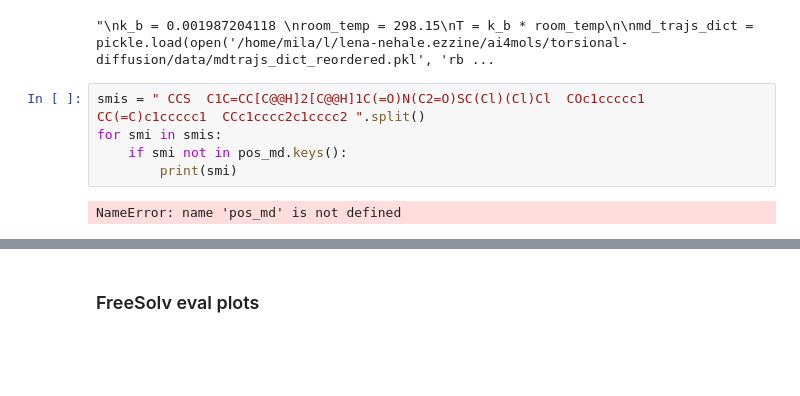
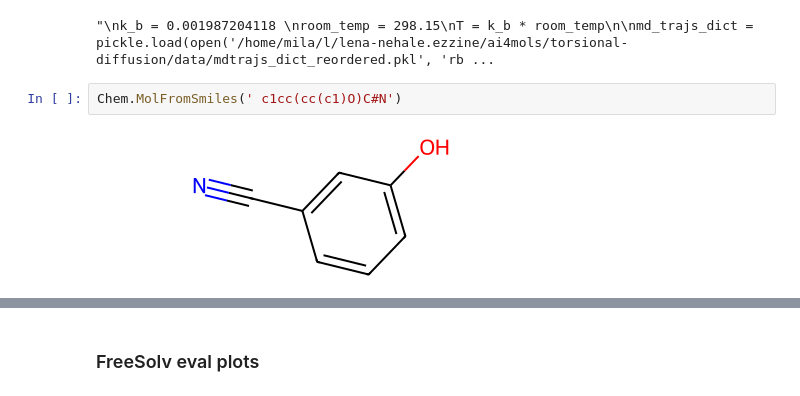
Before and after one commit to LenaNehale/torsional-diffusion, a Jupyter notebook: playground.ipynb, the cells around one changed output, grey strips where cells are left out. Drawn from its saved outputs; the diff is of its cells as text; blank space fills up the shorter version.

```diff
--- a/playground.ipynb
+++ b/playground.ipynb
@@ -222,10 +222,7 @@ pickle.dump(pos_md, open('data/pos_md.pkl', 'wb'))
 '''
 # %% [output]
 "\nk_b = 0.001987204118 \nroom_temp = 298.15\nT = k_b * room_temp\n\nmd_trajs_dict = pickle.load(open('/home/mila/l/lena-nehale.ezzine/ai4mols/torsional-diffusion/data/mdtrajs_dict_reordered.pkl', 'rb ...
-# %%
-smis = " CCS  C1C=CC[C@@H]2[C@@H]1C(=O)N(C2=O)SC(Cl)(Cl)Cl  COc1ccccc1  CC(=C)c1ccccc1  CCc1cccc2c1cccc2 ".split()
-for smi in smis:
-    if smi not in pos_md.keys():
-        print(smi)
-# %% [output]
-NameError: name 'pos_md' is not defined
+# %%
+Chem.MolFromSmiles(' c1cc(cc(c1)O)C#N')
+# %% [output]
+[figure, added]
```
Also changed, not shown: parts of 17 cells of this notebook, 6 other files.
